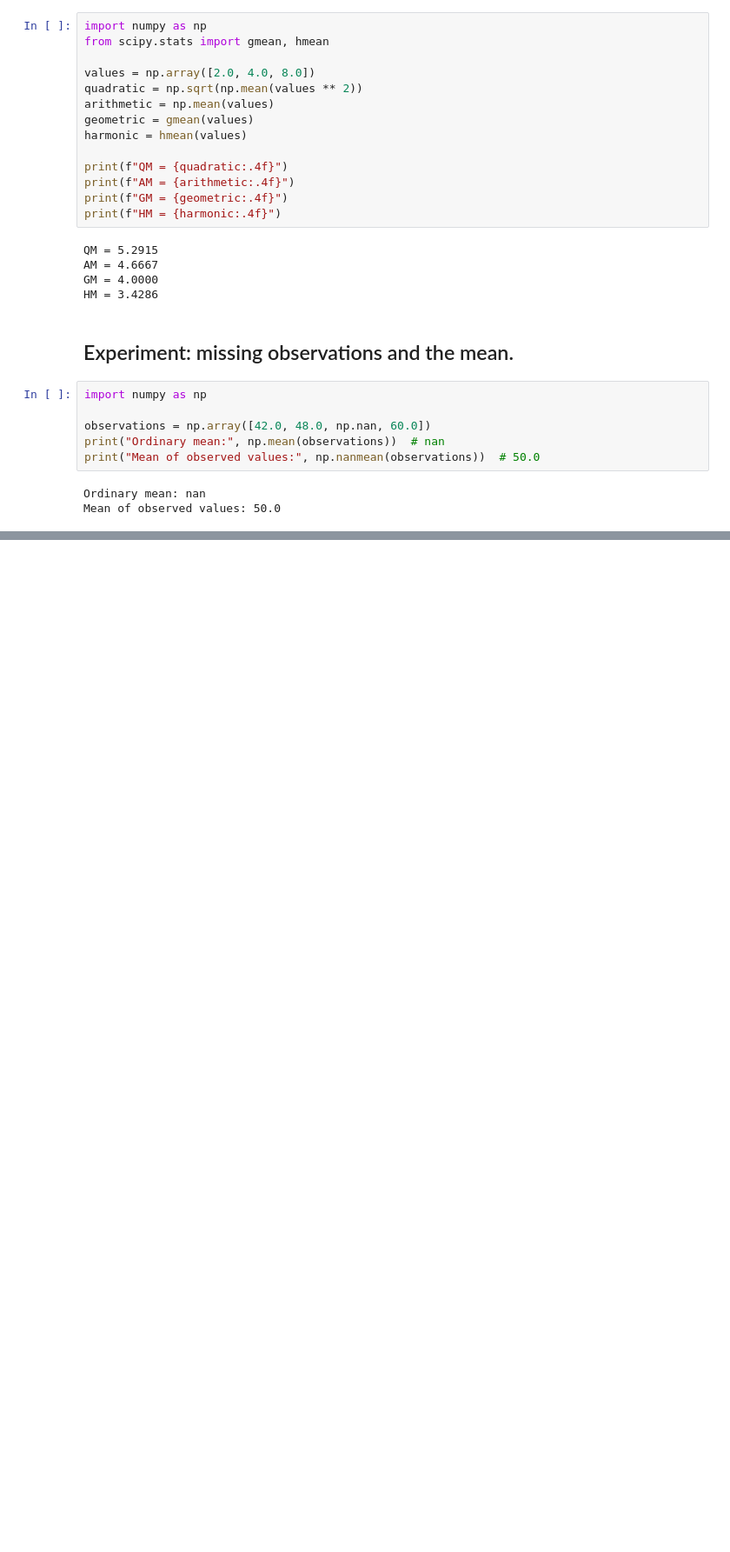
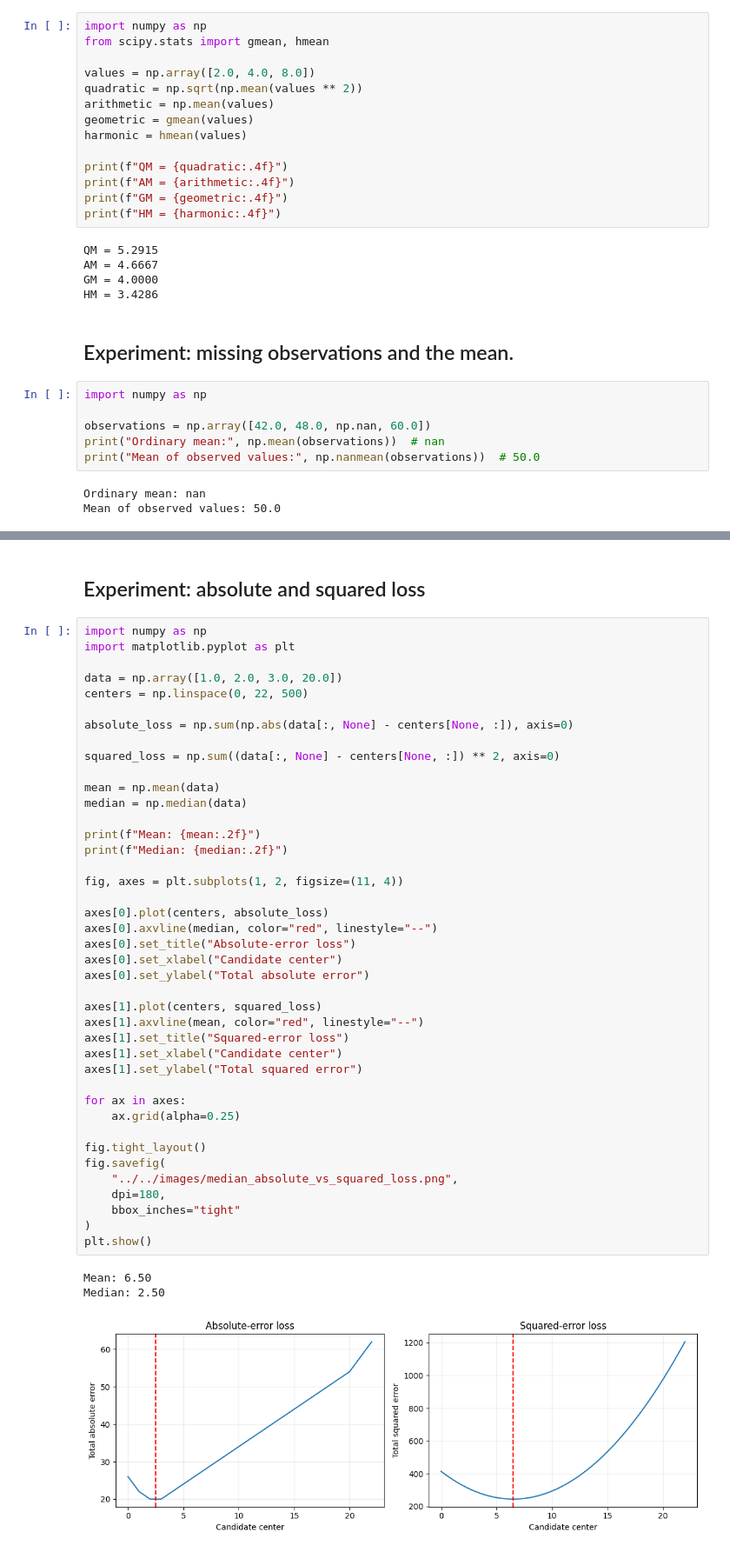
Before and after one commit to basunotes/basunotes.github.io, a Jupyter notebook: notes/notebooks/measures_of_central_tendency.ipynb, the cells around one changed output, grey strips where cells are left out. Shown at 87% size. Cells and saved outputs as stored; diff of their text form; blank space fills up the shorter version.

```diff
--- a/notes/notebooks/measures_of_central_tendency.ipynb
+++ b/notes/notebooks/measures_of_central_tendency.ipynb
@@ -170,0 +189,47 @@ Mean of observed values: 50.0
+# %% [markdown]
+## Experiment: absolute and squared loss
+# %%
+import numpy as np
+import matplotlib.pyplot as plt
+
+data = np.array([1.0, 2.0, 3.0, 20.0])
+centers = np.linspace(0, 22, 500)
+
+absolute_loss = np.sum(np.abs(data[:, None] - centers[None, :]), axis=0)
+
+squared_loss = np.sum((data[:, None] - centers[None, :]) ** 2, axis=0)
+
+mean = np.mean(data)
+median = np.median(data)
+
+print(f"Mean: {mean:.2f}")
+print(f"Median: {median:.2f}")
+
+fig, axes = plt.subplots(1, 2, figsize=(11, 4))
+
+axes[0].plot(centers, absolute_loss)
+axes[0].axvline(median, color="red", linestyle="--")
+axes[0].set_title("Absolute-error loss")
+axes[0].set_xlabel("Candidate center")
+axes[0].set_ylabel("Total absolute error")
+
+axes[1].plot(centers, squared_loss)
+axes[1].axvline(mean, color="red", linestyle="--")
+axes[1].set_title("Squared-error loss")
+axes[1].set_xlabel("Candidate center")
+axes[1].set_ylabel("Total squared error")
+
+for ax in axes:
+    ax.grid(alpha=0.25)
+
+fig.tight_layout()
+fig.savefig(
+    "../../images/median_absolute_vs_squared_loss.png",
+    dpi=180,
+    bbox_inches="tight"
+)
+plt.show()
+# %% [output]
+Mean: 6.50
+Median: 2.50
+[figure, added]
```
Also changed, not shown: parts of 22 cells of this notebook, 5 other files.
